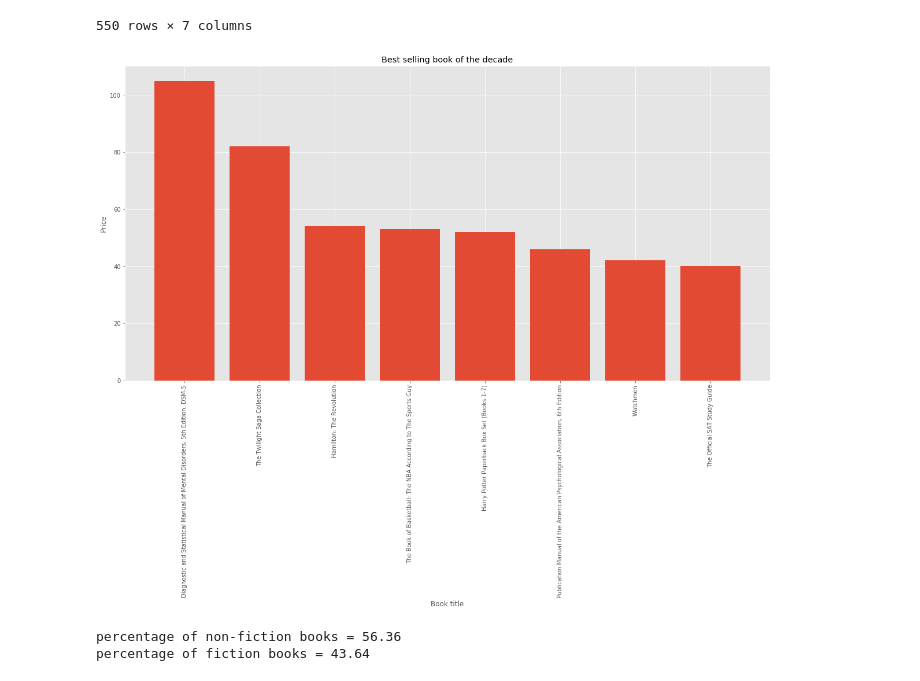
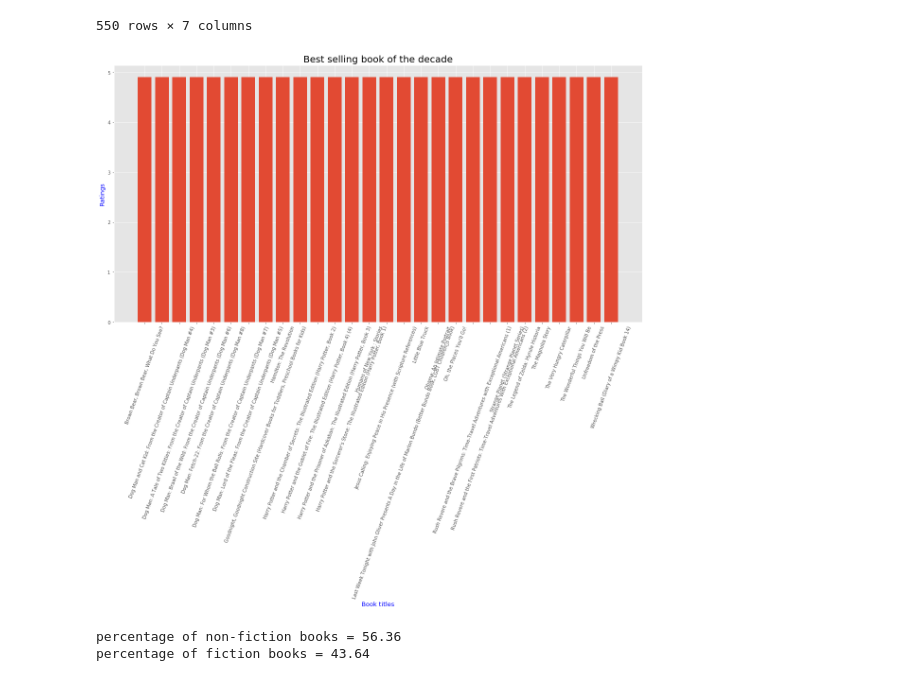
Before and after one commit to AI-fae/Init_assessment_files, a Jupyter notebook: SCAMP assessment.ipynb, the cells around one changed output. Saved outputs shown, nothing was run; the diff lists cells and outputs as text; code cells hidden in the pictures.

```diff
--- a/SCAMP assessment.ipynb
+++ b/SCAMP assessment.ipynb
@@ -83,15 +79,15 @@ df
 # %%
 #Visualizing 20 best selling books of the decade.
 
-best_seller = df.nlargest(20,'Price',  keep='all')
-plt.bar(best_seller['Name'], best_seller['Price'])
-plt.title('Best selling book of the decade')
-plt.xticks(rotation = 90)
-plt.xlabel('Book title')
-plt.ylabel('Price')
+best_seller = df.nlargest(20,'User Rating',  keep='all')
+plt.bar(best_seller['Name'], best_seller['User Rating'])
+plt.title('Best selling book of the decade', size=20)
+plt.xticks(rotation = 70)
+plt.xlabel('Book titles', fontsize=13,color='blue' )
+plt.ylabel('Ratings', fontsize=13,color='blue')
 plt.show()
 # %% [output]
-[figure, old version]
+[figure, new version]
 # %%
 #Visualizing The percentage of fiction to non-fiction.
 
```
Also changed, not shown: parts of 8 cells of this notebook.
